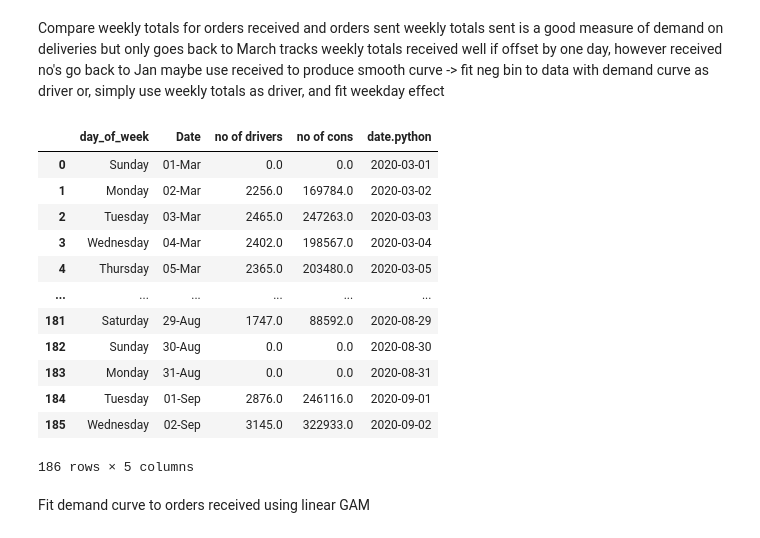
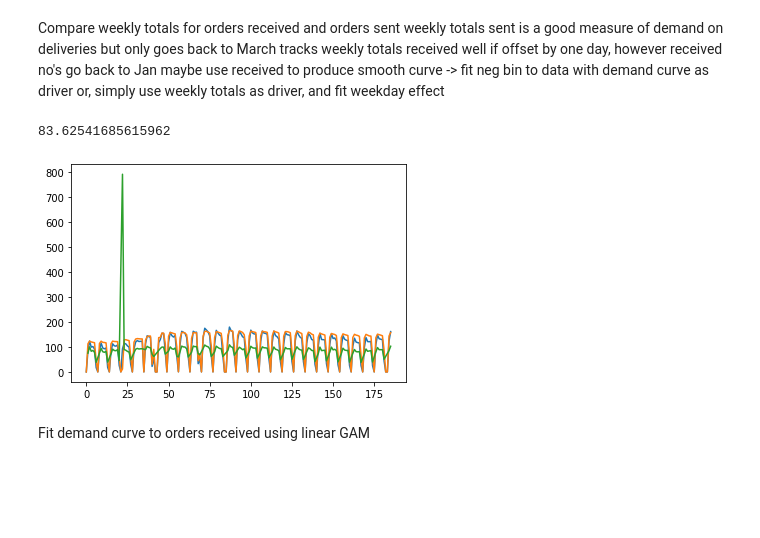
Before and after one commit to CarlWhitfield/Workplace_delivery_transmission, a Jupyter notebook: volume_data.ipynb, the cells around one changed output. Drawn from its saved outputs; the diff is of its cells as text; code cells hidden in the pictures; blank space fills up the shorter version.

```diff
--- a/volume_data.ipynb
+++ b/volume_data.ipynb
@@ -73,27 +65,21 @@ or, simply use weekly totals as driver, and fit weekday effect
 # %%
 
 Weekly_tot_sent = [0]
 j = 0
 for i in np.arange(len(drivers_cons['date.python'])):
     if drivers_cons['day_of_week'][i] == WDkey[0]:
         Weekly_tot_sent.append(0)
         j += 1
     Weekly_tot_sent[j] += drivers_cons['no of cons'][i]
-drivers_cons
+
+plt.plot(drivers_cons['no of cons']/2000)
+plt.plot(drivers_cons['no of drivers']/20)
+plt.plot(drivers_cons['no of cons'][drivers_cons['no of cons']>0]/drivers_cons['no of drivers'][drivers_cons['no of cons']>0])
+ratio = drivers_cons['no of cons'][drivers_cons['no of cons']>0]/drivers_cons['no of drivers'][drivers_cons['no of cons']>0]
+np.mean(ratio[ratio<500])
 # %% [output]
-|  | day_of_week | Date | no of drivers | no of cons | date.python |
-| 0 | Sunday | 01-Mar | 0.0 | 0.0 | 2020-03-01 |
-| 1 | Monday | 02-Mar | 2256.0 | 169784.0 | 2020-03-02 |
-| 2 | Tuesday | 03-Mar | 2465.0 | 247263.0 | 2020-03-03 |
-| 3 | Wednesday | 04-Mar | 2402.0 | 198567.0 | 2020-03-04 |
-| 4 | Thursday | 05-Mar | 2365.0 | 203480.0 | 2020-03-05 |
-| ... | ... | ... | ... | ... | ... |
-| 181 | Saturday | 29-Aug | 1747.0 | 88592.0 | 2020-08-29 |
-| 182 | Sunday | 30-Aug | 0.0 | 0.0 | 2020-08-30 |
-| 183 | Monday | 31-Aug | 0.0 | 0.0 | 2020-08-31 |
-| 184 | Tuesday | 01-Sep | 2876.0 | 246116.0 | 2020-09-01 |
-| 185 | Wednesday | 02-Sep | 3145.0 | 322933.0 | 2020-09-02 |
-186 rows × 5 columns
+83.62541685615962
+[figure, added]
 # %% [markdown]
 Fit demand curve to orders received using linear GAM
 # %%
```
Also changed, not shown: parts of 4 cells of this notebook, 2 other files.
